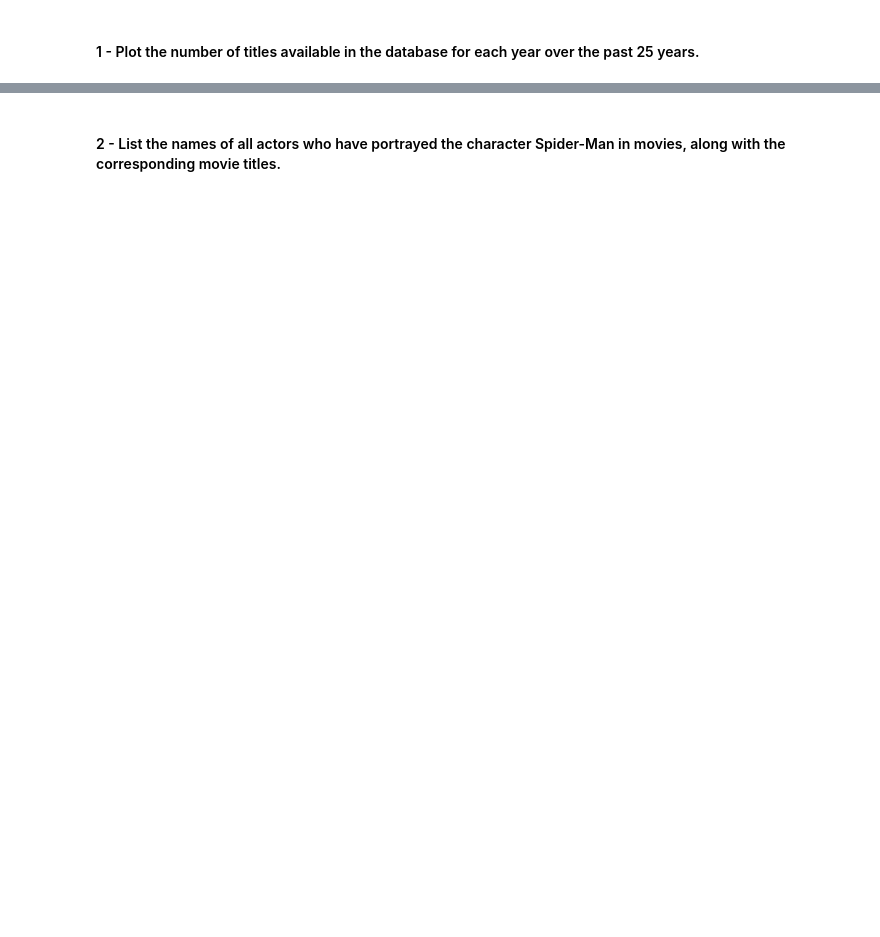
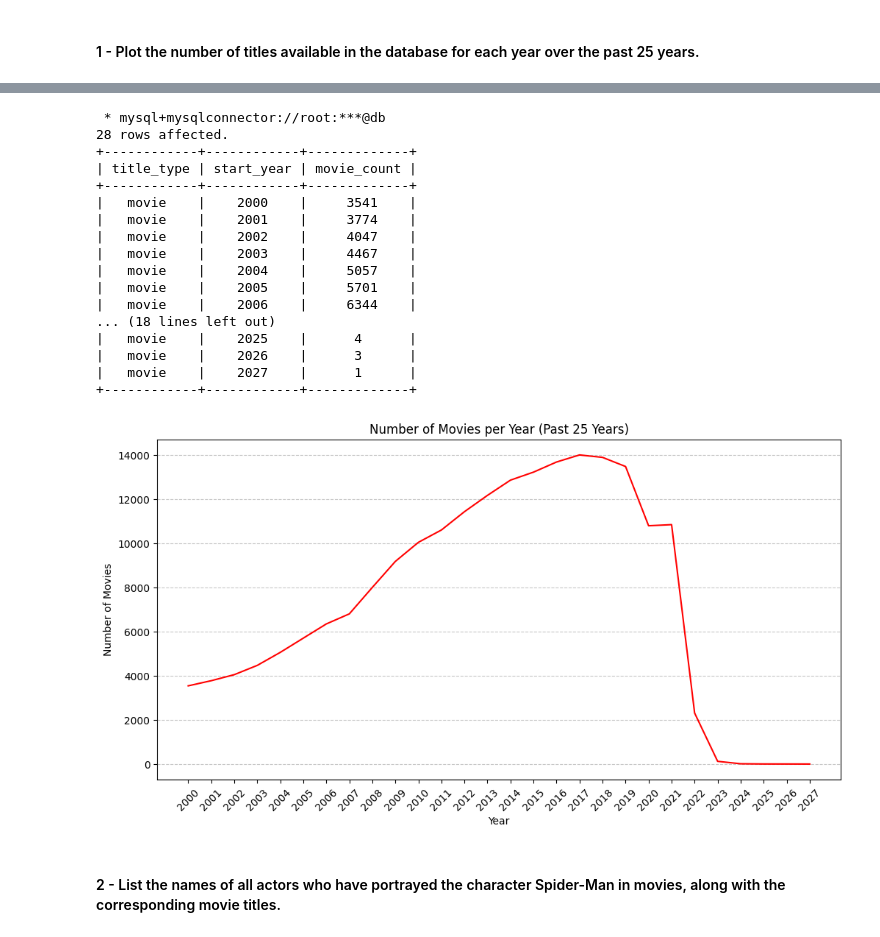
Before and after one commit to angelabortolato/MAPD-B, a Jupyter notebook: mysql/notebooks/MySQL.ipynb, the cells around one changed output, grey strips where cells are left out. Cells and saved outputs as stored; diff of their text form; code cells hidden in the pictures; blank space fills up the shorter version.

```diff
--- a/mysql/notebooks/MySQL.ipynb
+++ b/mysql/notebooks/MySQL.ipynb
@@ -2041,2 +2037,41 @@ SHOW TABLES;
+# %%
+moviesdata = %sql SELECT title_type, start_year, COUNT(1) AS movie_count \
+                    FROM Titles GROUP BY start_year, title_type \
+                    HAVING title_type='movie' AND start_year>1999 \
+                    ORDER BY start_year
+
+print(moviesdata)
+
+years = [row.start_year for row in moviesdata]
+counts = [row.movie_count for row in moviesdata]
+
+
+plt.figure(figsize=(12,6))
+plt.plot(years, counts, color='red')
+plt.title('Number of Movies per Year (Past 25 Years)')
+plt.xlabel('Year')
+plt.ylabel('Number of Movies')
+plt.xticks(years, rotation=45)
+plt.grid(axis='y', linestyle='--', alpha=0.7)
+plt.show()
+# %% [output]
+ * mysql+mysqlconnector://root:***@db
+28 rows affected.
++------------+------------+-------------+
+| title_type | start_year | movie_count |
++------------+------------+-------------+
+|   movie    |    2000    |     3541    |
+|   movie    |    2001    |     3774    |
+|   movie    |    2002    |     4047    |
+|   movie    |    2003    |     4467    |
+|   movie    |    2004    |     5057    |
+|   movie    |    2005    |     5701    |
+|   movie    |    2006    |     6344    |
+... (18 lines left out)
+|   movie    |    2025    |      4      |
+|   movie    |    2026    |      3      |
+|   movie    |    2027    |      1      |
++------------+------------+-------------+
+[figure, added]
 # %% [markdown]
 #### 2 - List the names of all actors who have portrayed the character Spider-Man in movies, along with the corresponding movie titles.
```
Also changed, not shown: parts of 88 cells of this notebook, 9 other files.
